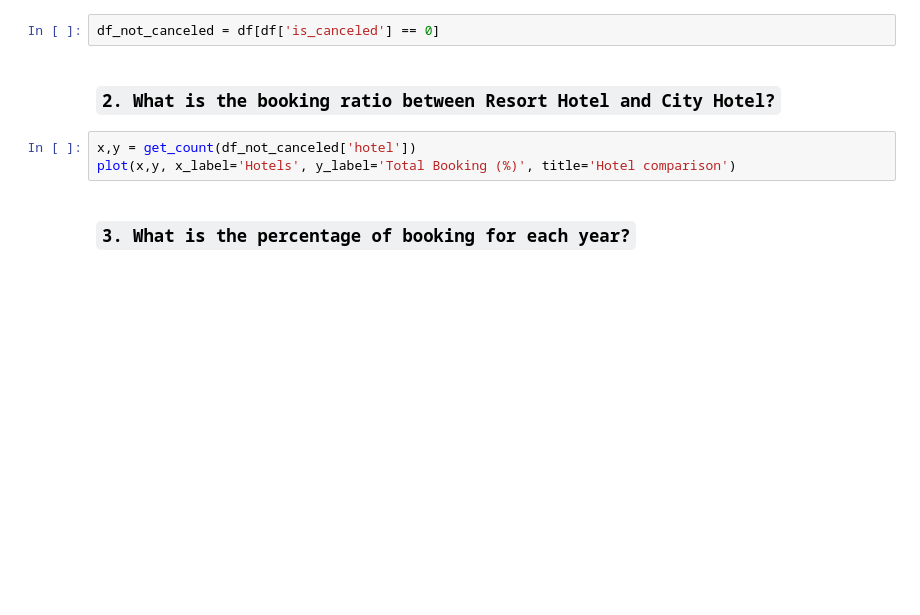
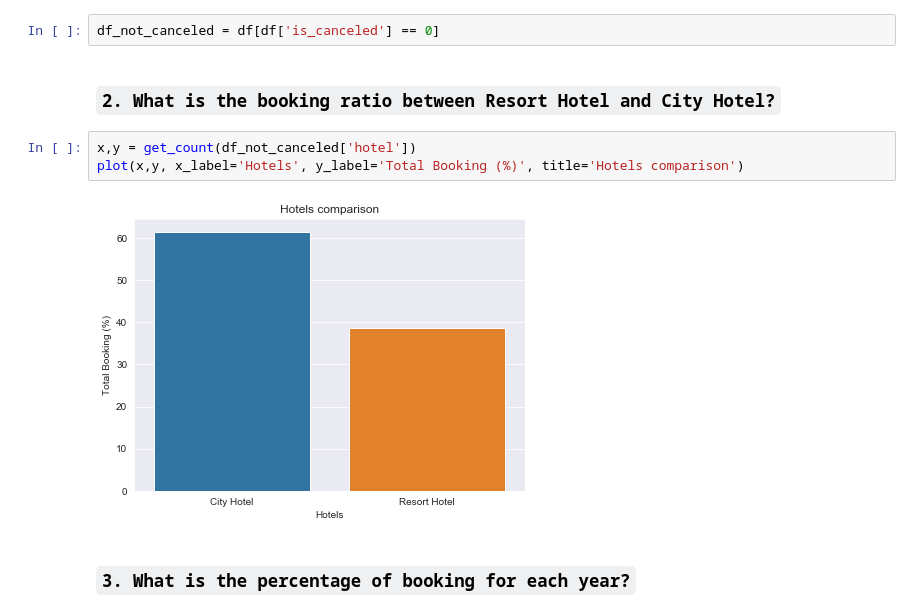
Before and after one commit to sheikh-bilal/HotelBookingDemand-Python, a Jupyter notebook: PBD_project.ipynb, the cells around one changed output. Drawn from its saved outputs; the diff is of its cells as text; blank space fills up the shorter version.

```diff
--- a/PBD_project.ipynb
+++ b/PBD_project.ipynb
@@ -157,7 +154,9 @@ df_not_canceled = df[df['is_canceled'] == 0]
 ### `2. What is the booking ratio between Resort Hotel and City Hotel?`
 # %%
 x,y = get_count(df_not_canceled['hotel'])
-plot(x,y, x_label='Hotels', y_label='Total Booking (%)', title='Hotel comparison')
+plot(x,y, x_label='Hotels', y_label='Total Booking (%)', title='Hotels comparison')
+# %% [output]
+[figure, added]
 # %% [markdown]
 ### `3. What is the percentage of booking for each year?`
 # %%
```
Also changed, not shown: parts of 51 cells of this notebook.
